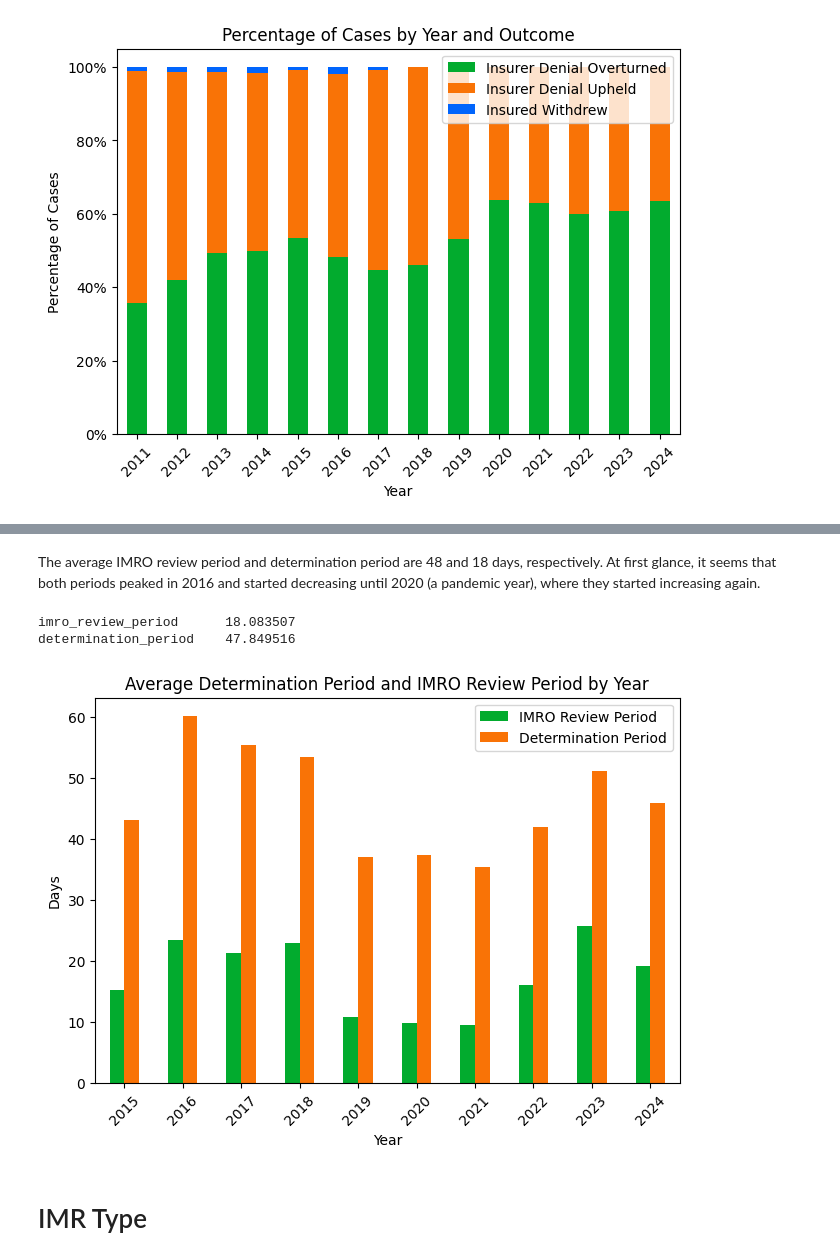
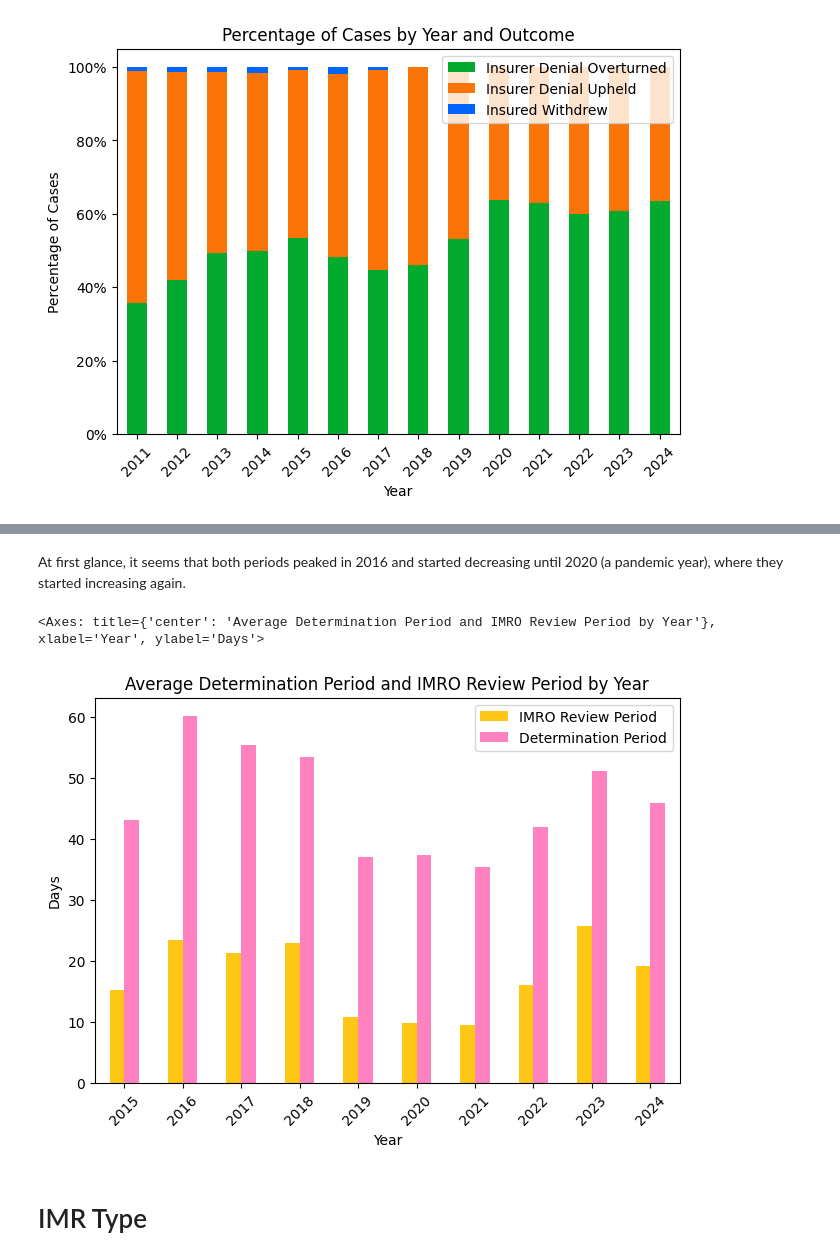
Before and after one commit to jeremy-code/ca-imr-data-analysis, a Jupyter notebook: main.ipynb, the cells around one changed output, grey strips where cells are left out. Cells and saved outputs as stored; diff of their text form; code cells hidden in the pictures.

```diff
--- a/main.ipynb
+++ b/main.ipynb
@@ -35,9 +50,9 @@ dtypes: dict[str, AstypeArg] = {
     "outcome": pd.CategoricalDtype(OUTCOMES, ordered=True),
     "age": "Int64",
     "gender": "category",
-    "statutory_criteria": "object",
+    "statutory_criteria": "object",  # list[str]
     "primary_language": "category",
-    "race": "object",
+    "race": "object",  # list[str]
     "imro_review_period": "Int64",
     "determination_period": "Int64",
 }
@@ -75,14 +90,10 @@ df: pd.DataFrame = pd.read_csv(
 
 df.index = df.index.str.strip()
 df = df.assign(
-    statutory_criteria=tuple(df.statutory_criteria.str.split("\\n")),
-    race=tuple(df.race.str.split(", ")),
+    statutory_criteria=df.statutory_criteria.str.split("\\n").to_list(),
+    race=df.race.str.split(", ").to_list(),
     imro_review_period=df.imro_review_period.str.extract(r"(\d+) days"),
     determination_period=df.determination_period.str.extract(r"(\d+) days"),
 )
 
 df = df.astype({k: v for k, v in dtypes.items() if k != df.index.name})
-
-print(df.head().to_string(na_rep="N/A"))
-print()
-print(f"NA values: \n{df.isna().sum().loc[lambda x: x > 0].sort_values(ascending=False).to_string()}")
@@ -209,30 +267,23 @@ ax.yaxis.set_major_formatter(PercentFormatter(1.0))
 # %% [markdown]
-The average IMRO review period and determination period are 48 and 18 days, respectively. At first glance, it seems that both periods peaked in 2016 and started decreasing until 2020 (a pandemic year), where they started increasing again.
+At first glance, it seems that both periods peaked in 2016 and started decreasing until 2020 (a pandemic year), where they started increasing again.
 # %%
-print(df[["imro_review_period", "determination_period"]].mean().to_string())
-
-ax = (
-    df.groupby("year")[["imro_review_period", "determination_period"]]
-    .mean()
-    .dropna()
-    .rename(
-        columns={
-            "imro_review_period": "IMRO Review Period",
-            "determination_period": "Determination Period",
-        }
-    )
-    .plot(
-        kind="bar",
-        title="Average Determination Period and IMRO Review Period by Year",
-        xlabel="Year",
-        ylabel="Days",
-        rot=45,
-    )
+df.groupby("year")[
+    ["imro_review_period", "determination_period"]
+].mean().dropna().rename(
+    columns={
+        "imro_review_period": "IMRO Review Period",
+        "determination_period": "Determination Period",
+    }
+).plot.bar(
+    title="Average Determination Period and IMRO Review Period by Year",
+    xlabel="Year",
+    ylabel="Days",
+    rot=45,
+    color=["xkcd:golden yellow", "xkcd:pink"],
 )
 # %% [output]
-imro_review_period      18.083507
-determination_period    47.849516
+<Axes: title={'center': 'Average Determination Period and IMRO Review Period by Year'}, xlabel='Year', ylabel='Days'>
-[figure, old version]
+[figure, new version]
 # %% [markdown]
 # IMR Type
 # %% [markdown]
```
Also changed, not shown: parts of 53 cells of this notebook.
